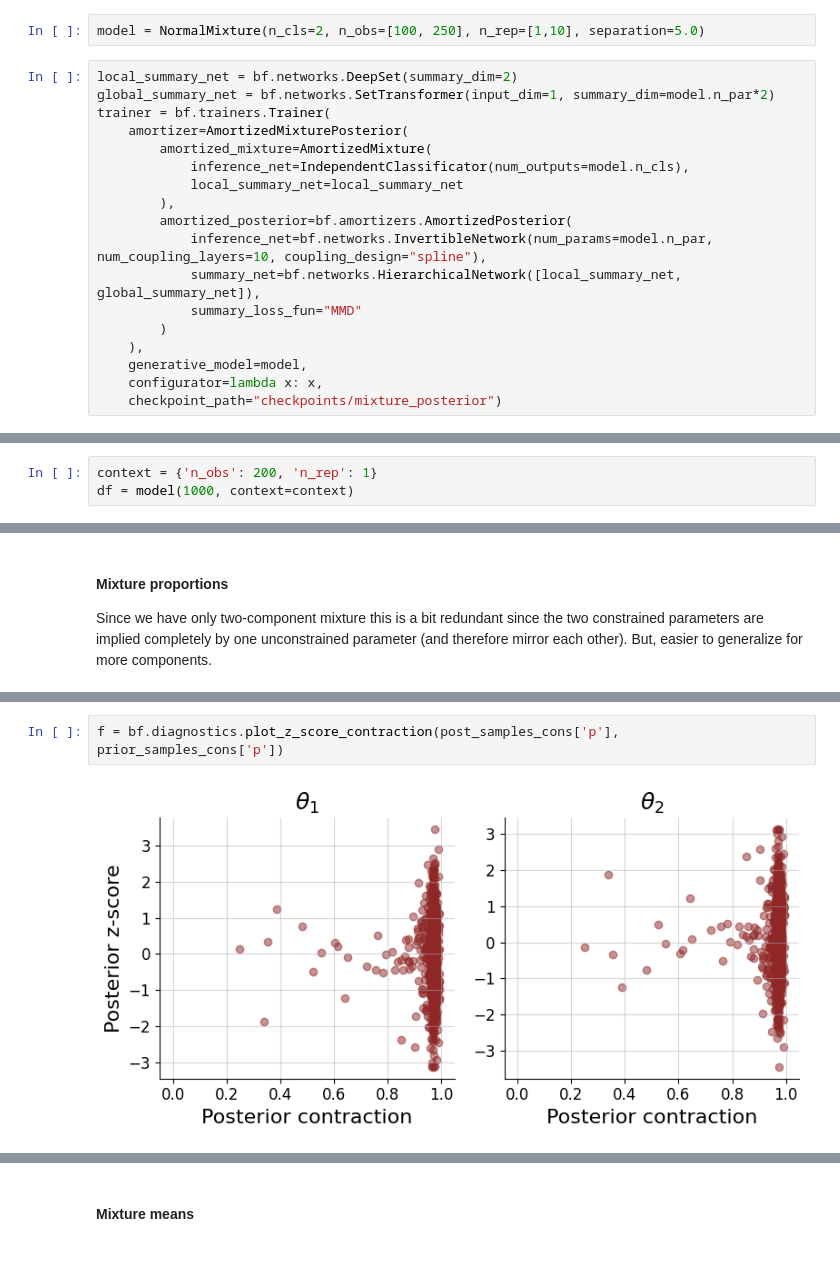
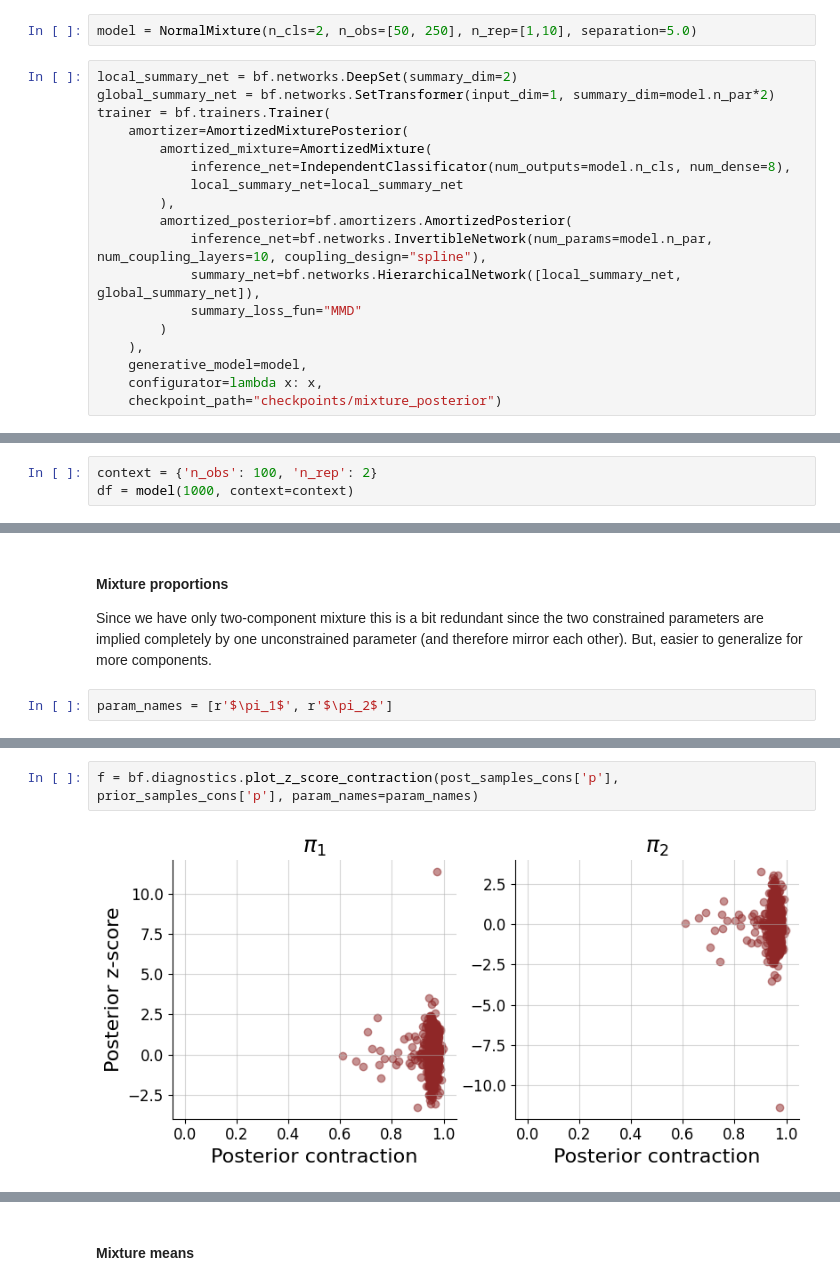
Before and after one commit to Kucharssim/bayesflow-amortized-mixtures, a Jupyter notebook: case-studies/normal-mixture/mixture-posterior.ipynb, the cells around one changed output, grey strips where cells are left out. Cells and saved outputs as stored; diff of their text form; blank space fills up the shorter version.

```diff
--- a/case-studies/normal-mixture/mixture-posterior.ipynb
+++ b/case-studies/normal-mixture/mixture-posterior.ipynb
@@ -8,14 +8,14 @@ import numpy as np
 from src.AmortizedMixture import *
 from src.models.NormalMixture import *
 # %%
-model = NormalMixture(n_cls=2, n_obs=[100, 250], n_rep=[1,10], separation=5.0)
+model = NormalMixture(n_cls=2, n_obs=[50, 250], n_rep=[1,10], separation=5.0)
 # %%
 local_summary_net = bf.networks.DeepSet(summary_dim=2)
 global_summary_net = bf.networks.SetTransformer(input_dim=1, summary_dim=model.n_par*2)
 trainer = bf.trainers.Trainer(
     amortizer=AmortizedMixturePosterior(
         amortized_mixture=AmortizedMixture(
-            inference_net=IndependentClassificator(num_outputs=model.n_cls),
+            inference_net=IndependentClassificator(num_outputs=model.n_cls, num_dense=8),
             local_summary_net=local_summary_net
         ),
         amortized_posterior=bf.amortizers.AmortizedPosterior(
@@ -46,7 +46,7 @@ f=bf.diagnostics.plot_losses(h)
 # %% [markdown]
 ## Diagnostics
 # %%
-context = {'n_obs': 200, 'n_rep': 1}
+context = {'n_obs': 100, 'n_rep': 2}
 df = model(1000, context=context)
 # %%
 out = trainer.amortizer.sample(df, n_samples=1000)
@@ -80,4 +80,6 @@ post_samples_cons = model.extract_pars(post_samples, axis=2)
 #### Mixture proportions
 
 Since we have only two-component mixture this is a bit redundant since the two constrained parameters are implied completely by one unconstrained parameter (and therefore mirror each other). But, easier to generalize for more components.
+# %%
+param_names = [r'$\pi_1$', r'$\pi_2$']
 # %%
@@ -91,5 +93,5 @@ f = bf.diagnostics.plot_sbc_ecdf(post_samples_cons['p'], prior_samples_cons['p']
 # %%
-f = bf.diagnostics.plot_z_score_contraction(post_samples_cons['p'], prior_samples_cons['p'])
+f = bf.diagnostics.plot_z_score_contraction(post_samples_cons['p'], prior_samples_cons['p'], param_names=param_names)
 # %% [output]
-[figure, old version]
+[figure, new version]
 # %%
```
Also changed, not shown: parts of 13 cells of this notebook, 3 other files.
